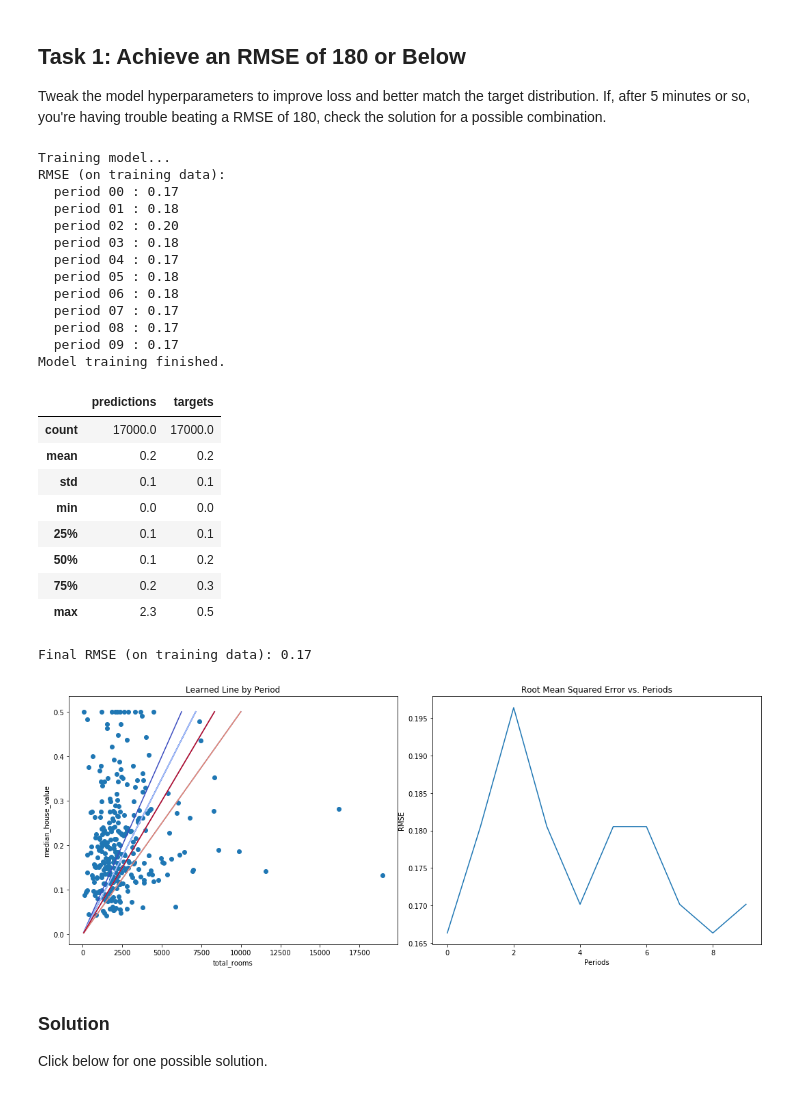
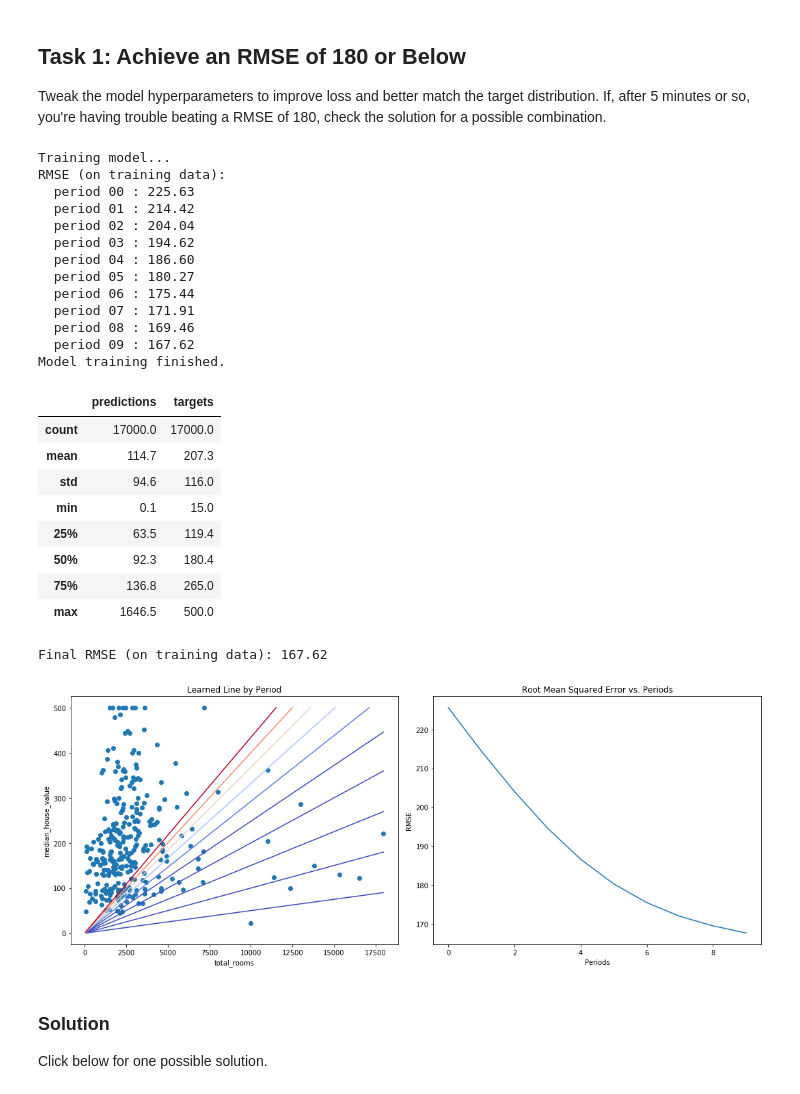
Before and after one commit to odmana/google-ai-crash-course, a Jupyter notebook: first_steps_with_tensor_flow.ipynb, the cells around one changed output. Cells and saved outputs as stored; diff of their text form; code cells hidden in the pictures.

```diff
--- a/first_steps_with_tensor_flow.ipynb
+++ b/first_steps_with_tensor_flow.ipynb
@@ -420,35 +420,35 @@ Tweak the model hyperparameters to improve loss and better match the target dist
 If, after 5 minutes or so, you're having trouble beating a RMSE of 180, check the solution for a possible combination.
 # %%
 train_model(
-    learning_rate=0.000001,
-    steps=100,
-    batch_size=10
+    learning_rate=0.00002,
+    steps=500,
+    batch_size=50,
 )
 # %% [output]
 Training model...
 RMSE (on training data):
-  period 00 : 0.17
-  period 01 : 0.18
-  period 02 : 0.20
-  period 03 : 0.18
-  period 04 : 0.17
-  period 05 : 0.18
-  period 06 : 0.18
-  period 07 : 0.17
-  period 08 : 0.17
-  period 09 : 0.17
+  period 00 : 225.63
+  period 01 : 214.42
+  period 02 : 204.04
+  period 03 : 194.62
+  period 04 : 186.60
+  period 05 : 180.27
+  period 06 : 175.44
+  period 07 : 171.91
+  period 08 : 169.46
+  period 09 : 167.62
 Model training finished.
 |  | predictions | targets |
 | count | 17000.0 | 17000.0 |
-| mean | 0.2 | 0.2 |
-| std | 0.1 | 0.1 |
-| min | 0.0 | 0.0 |
-| 25% | 0.1 | 0.1 |
-| 50% | 0.1 | 0.2 |
-| 75% | 0.2 | 0.3 |
-| max | 2.3 | 0.5 |
+| mean | 114.7 | 207.3 |
+| std | 94.6 | 116.0 |
+| min | 0.1 | 15.0 |
+| 25% | 63.5 | 119.4 |
+| 50% | 92.3 | 180.4 |
+| 75% | 136.8 | 265.0 |
+| max | 1646.5 | 500.0 |
-Final RMSE (on training data): 0.17
+Final RMSE (on training data): 167.62
-[figure, old version]
+[figure, new version]
 # %% [markdown]
 ### Solution
 
```
Also changed, not shown: parts of 7 cells of this notebook.
